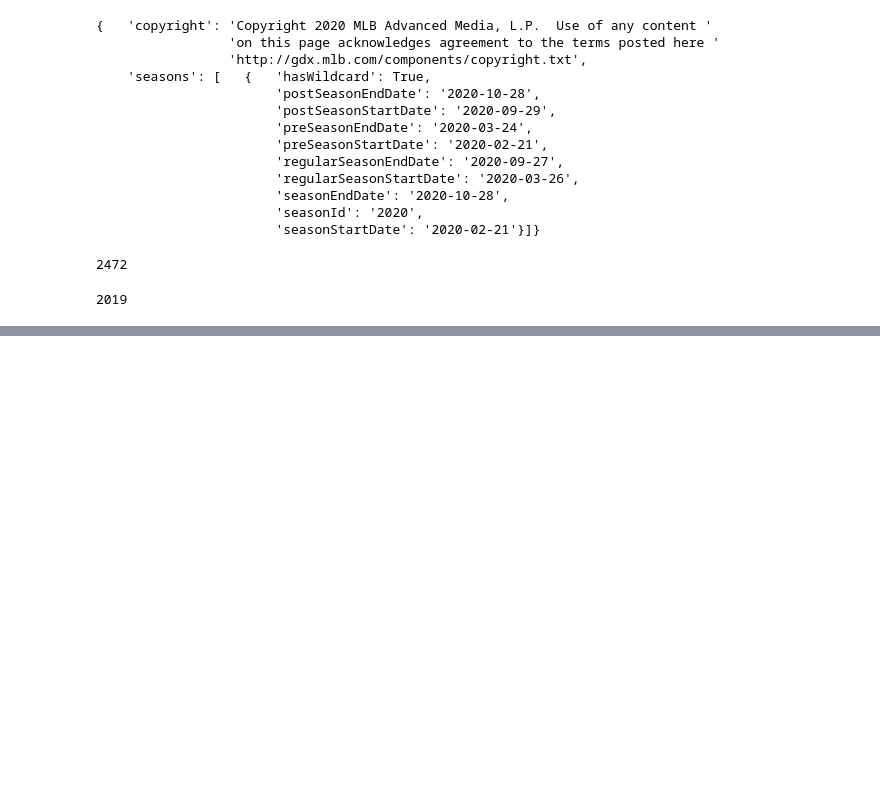
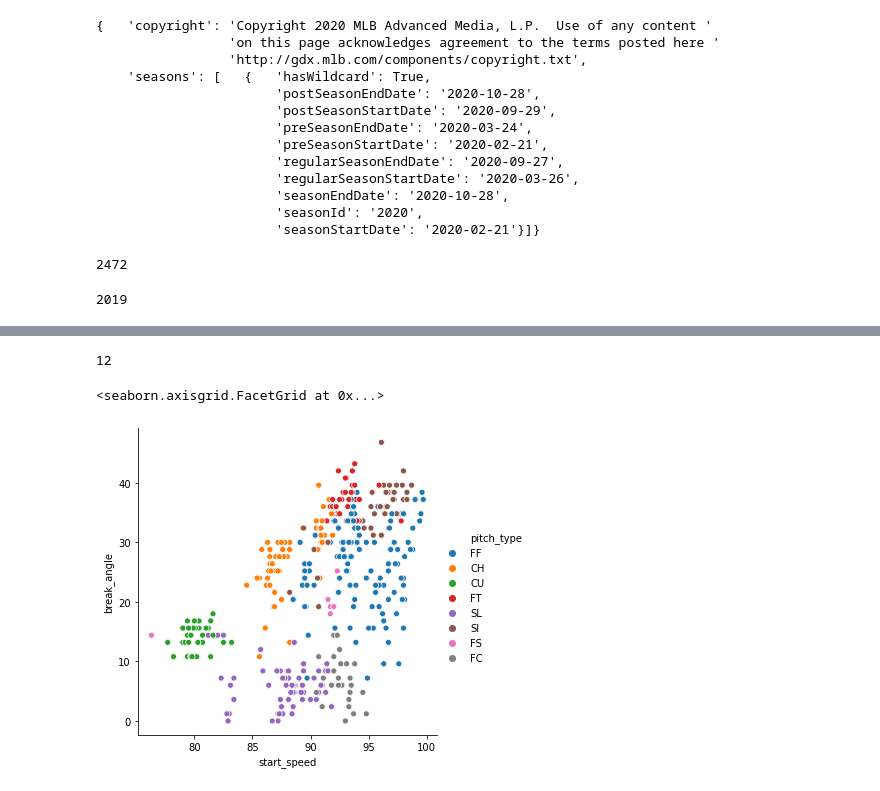
Before and after one commit to nps1984/DSC550, a Jupyter notebook: DSC550_NSalisbury_FinalProject.ipynb, the cells around one changed output, grey strips where cells are left out. Saved outputs shown, nothing was run; the diff lists cells and outputs as text; code cells hidden in the pictures; blank space fills up the shorter version.

```diff
--- a/DSC550_NSalisbury_FinalProject.ipynb
+++ b/DSC550_NSalisbury_FinalProject.ipynb
@@ -281,3 +351 @@ Current length: 700000
 Total length: 738219
-# %%
-df = pd.DataFrame(list_of_plays)
@@ -283,0 +428,9 @@ df = pd.DataFrame(list_of_plays)
+# %%
+df[df['spin_rate'].isnull()].groupby('game').count()['rowid'].max()
+# %% [output]
+12
+# %%
+sns.relplot(x="start_speed",y="break_angle",hue="pitch_type",data=df)
+# %% [output]
+<seaborn.axisgrid.FacetGrid at 0x...>
+[figure, added]
```
Also changed, not shown: parts of 21 cells of this notebook, 6 other files.
